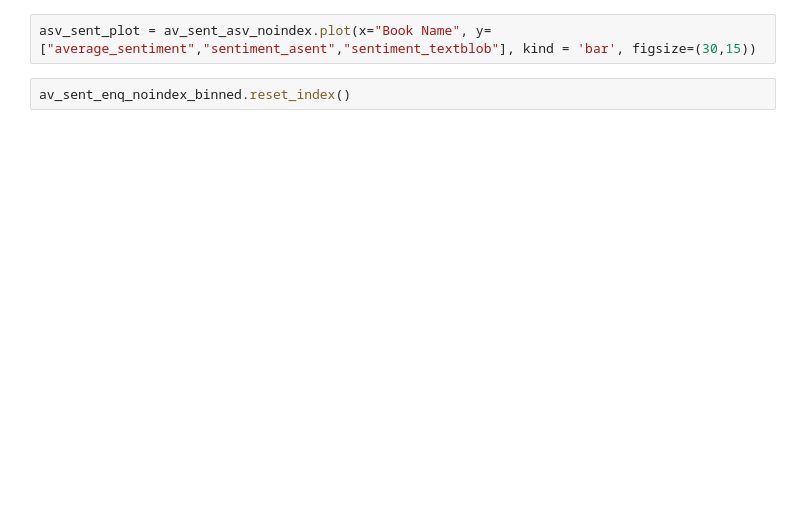
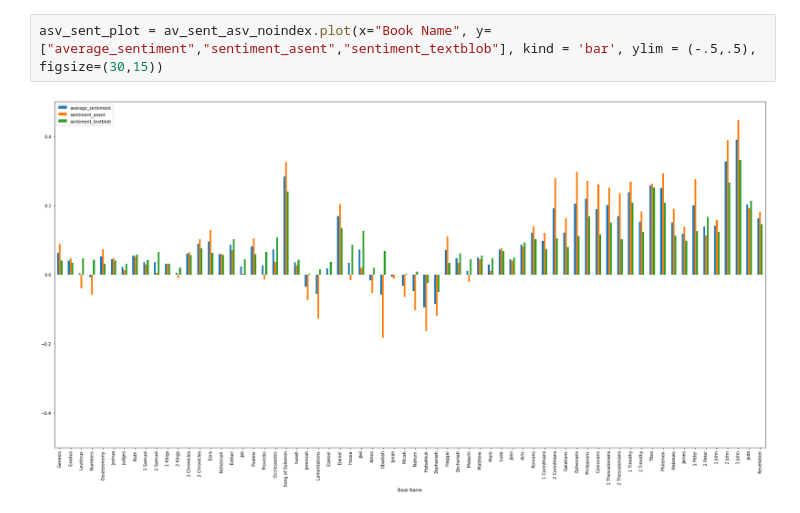
Before and after one commit to mrness/NLP_Bible, a Jupyter notebook: NLP_bible.ipynb, the cells around one changed output. Drawn from its saved outputs; the diff is of its cells as text; blank space fills up the shorter version.

```diff
--- a/NLP_bible.ipynb
+++ b/NLP_bible.ipynb
@@ -91,5 +142,5 @@ web_sent_plot = av_sent_web_noindex.plot(x="Book Name", y=["average_sentiment","
 # %%
-asv_sent_plot = av_sent_asv_noindex.plot(x="Book Name", y=["average_sentiment","sentiment_asent","sentiment_textblob"], kind = 'bar', figsize=(30,15))
+asv_sent_plot = av_sent_asv_noindex.plot(x="Book Name", y=["average_sentiment","sentiment_asent","sentiment_textblob"], kind = 'bar', ylim = (-.5,.5), figsize=(30,15))
+# %% [output]
+[figure, added]
-# %%
-av_sent_enq_noindex_binned.reset_index()
 # %%
```
Also changed, not shown: parts of 30 cells of this notebook, 4 other files.
